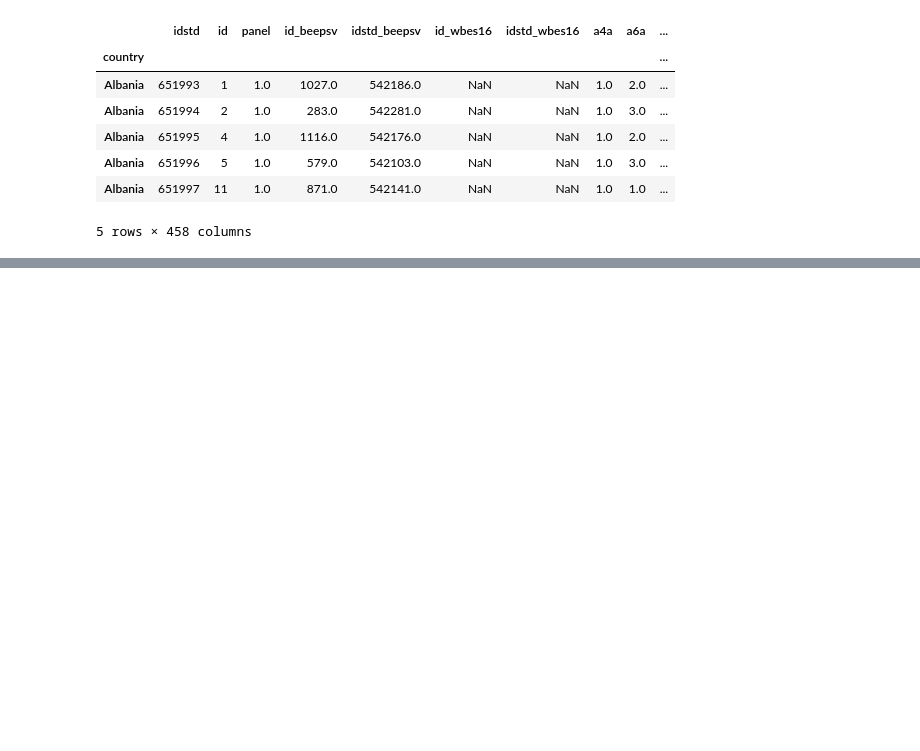
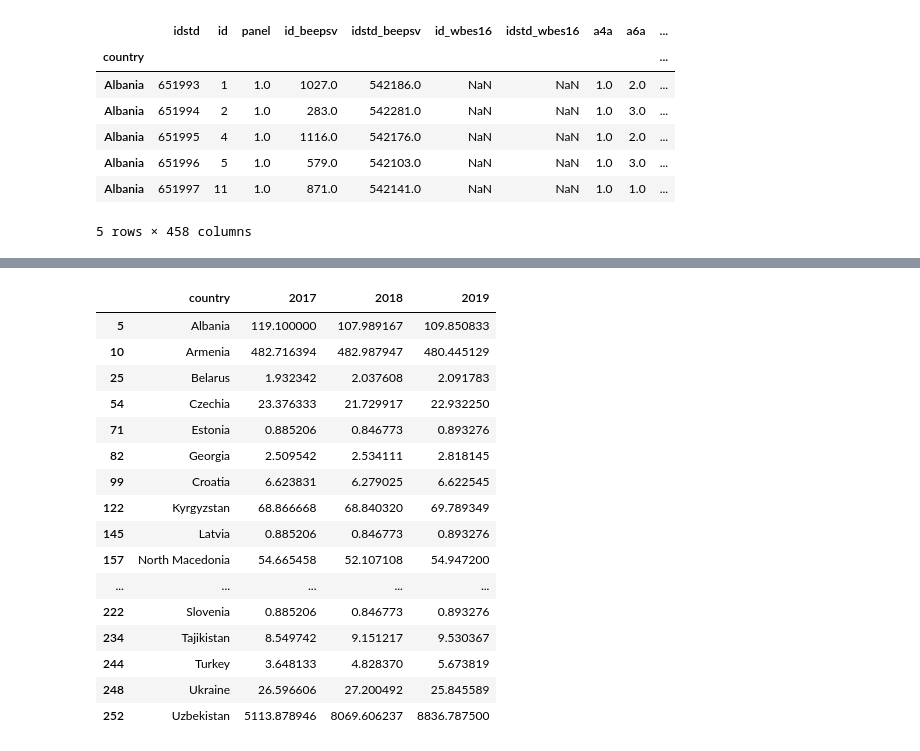
Before and after one commit to ella4-boop/innovation, a Jupyter notebook: emergingeconomiesinvestment.ipynb, the cells around one changed output, grey strips where cells are left out. Saved outputs shown, nothing was run; the diff lists cells and outputs as text; code cells hidden in the pictures; blank space fills up the shorter version.

```diff
--- a/emergingeconomiesinvestment.ipynb
+++ b/emergingeconomiesinvestment.ipynb
@@ -145,0 +164,6 @@ shorter()
+# %%
+data2 = "https://raw.githubusercontent.com/ella4-boop/innovation/refs/heads/main/exchanges.csv"
+
+
+exchange = pd.read_csv(data2)
+exchange.head()
@@ -145,0 +178,12 @@ shorter()
+# %%
+exchange.rename(columns={'Country Name': 'country'}, inplace=True)
+exchangeyears = exchange[['country', '2017', '2018', '2019']]  # Select the columns you want to keep
+
+countries_keep = ['Albania', 'Armenia', 'Czechia', 'Estonia', 'Euro area','Latvia', 'Slovak Republic', 'Slovenia', 'Belarus', 'Croatia', 'North Macedonia', 'Romania',
+                  'Russian Federation', 'Turkiye', 'Kyrgyz Republic', 'Georgia', 'Mongolia', 'Ukraine', 'Tajikistan', 'Uzbekistan']
+
+# Filter the DataFrame to keep only those rows where 'country' is in the list
+filtered = exchangeyears[exchangeyears['country'].isin(countries_keep)]
+
+
+print(filtered)
@@ -145,0 +208,15 @@ shorter()
+# %%
+filtered.loc[filtered['country'] == 'Estonia', '2017'] = 0.885206
+filtered.loc[filtered['country'] == 'Latvia', '2017'] = 0.885206
+filtered.loc[filtered['country'] == 'Slovak Republic', '2017'] = 0.885206
+filtered.loc[filtered['country'] == 'Slovenia', '2017'] = 0.885206
+filtered.loc[filtered['country'] == 'Estonia', '2018'] = 0.846773
+filtered.loc[filtered['country'] == 'Latvia', '2018'] = 0.846773
+filtered.loc[filtered['country'] == 'Slovak Republic', '2018'] = 0.846773
+filtered.loc[filtered['country'] == 'Slovenia', '2018'] = 0.846773
+filtered.loc[filtered['country'] == 'Estonia', '2019'] = 0.893276
+filtered.loc[filtered['country'] == 'Latvia', '2019'] = 0.893276
+filtered.loc[filtered['country'] == 'Slovak Republic', '2019'] = 0.893276
+filtered.loc[filtered['country'] == 'Slovenia', '2019'] = 0.893276
+
+print(filtered)
@@ -145,0 +265,21 @@ shorter()
+# %%
+filtered['country'] = filtered['country'].replace({'Kyrgyz Republic': 'Kyrgyzstan', 'Russian Federation': 'Russia', 'Slovak Republic': 'Slovakia', 'Turkiye': 'Turkey'})
+filtered
+# %% [output]
+|  | country | 2017 | 2018 | 2019 |
+| 5 | Albania | 119.100000 | 107.989167 | 109.850833 |
+| 10 | Armenia | 482.716394 | 482.987947 | 480.445129 |
+| 25 | Belarus | 1.932342 | 2.037608 | 2.091783 |
+| 54 | Czechia | 23.376333 | 21.729917 | 22.932250 |
+| 71 | Estonia | 0.885206 | 0.846773 | 0.893276 |
+| 82 | Georgia | 2.509542 | 2.534111 | 2.818145 |
+| 99 | Croatia | 6.623831 | 6.279025 | 6.622545 |
+| 122 | Kyrgyzstan | 68.866668 | 68.840320 | 69.789349 |
+| 145 | Latvia | 0.885206 | 0.846773 | 0.893276 |
+| 157 | North Macedonia | 54.665458 | 52.107108 | 54.947200 |
+| ... | ... | ... | ... | ... |
+| 222 | Slovenia | 0.885206 | 0.846773 | 0.893276 |
+| 234 | Tajikistan | 8.549742 | 9.151217 | 9.530367 |
+| 244 | Turkey | 3.648133 | 4.828370 | 5.673819 |
+| 248 | Ukraine | 26.596606 | 27.200492 | 25.845589 |
+| 252 | Uzbekistan | 5113.878946 | 8069.606237 | 8836.787500 |
```
Also changed, not shown: parts of 23 cells of this notebook.
